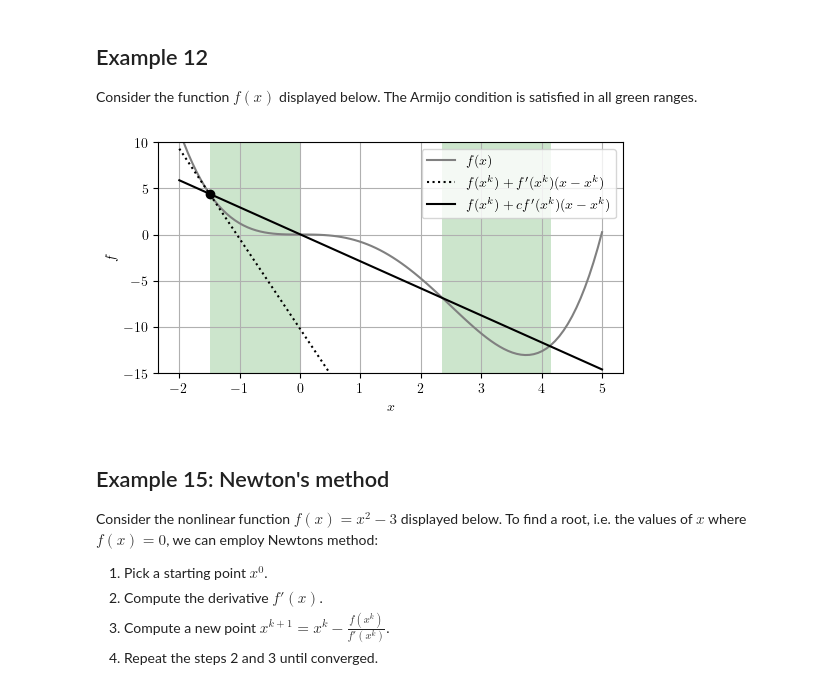
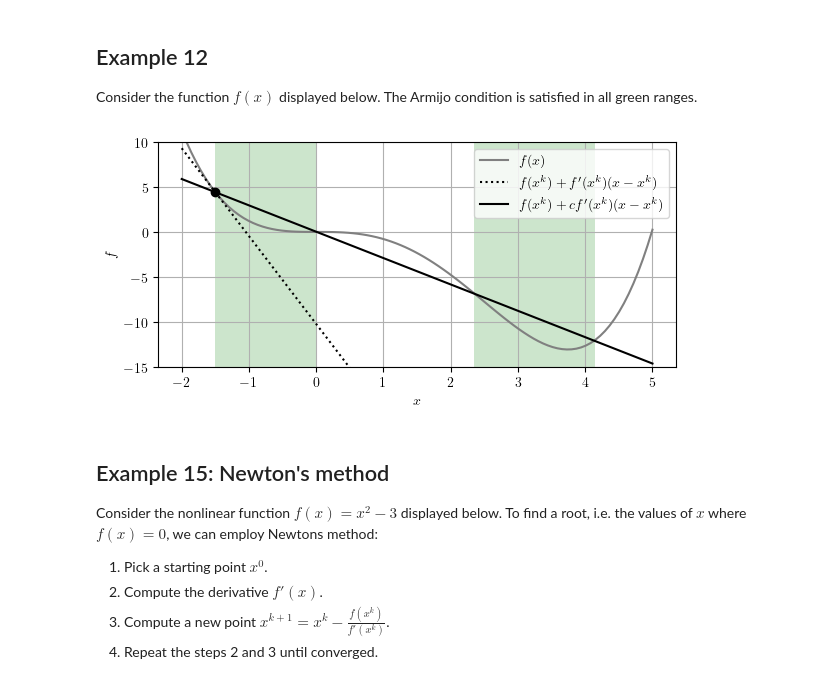
Before and after one commit to meyer-nils/structural_optimization, a Jupyter notebook: lecture_02_unconstrained_optimization.ipynb, the cells around one changed output. Drawn from its saved outputs; the diff is of its cells as text; code cells hidden in the pictures.

```diff
--- a/lecture_02_unconstrained_optimization.ipynb
+++ b/lecture_02_unconstrained_optimization.ipynb
@@ -113,34 +115,35 @@ f = lambda x: (0.1 * x) ** 2 - x**3 + 0.2 * x**4
 f_d = lambda x: 0.2 * x - 3 * x**2 + 0.8 * x**3
 # Linearization
 g = lambda x, c: f(-1.5) + c * f_d(-1.5) * (x + 1.5)
 
 # Plot lines
 fig = plt.figure(figsize=(6, 3))
 plt.plot(x, f(x), "gray", label="$f(x)$")
 plt.plot(x, g(x, 1), ":k", label="$f(x^k) + f'(x^k) (x-x^k)$")
 plt.plot(x, g(x, 0.3), "-k", label="$f(x^k) + c f'(x^k) (x-x^k)$")
 plt.plot([-1.5], [f(-1.5)], "ok")
 
 # Mark regions
 rect = patches.Rectangle(
     (-1.5, -15), 1.5, 25, linewidth=1, facecolor="green", alpha=0.2
 )
 plt.gca().add_patch(rect)
 rect = patches.Rectangle(
     (2.35, -15), 1.8, 25, linewidth=1, facecolor="green", alpha=0.2
 )
 plt.gca().add_patch(rect)
 
 # Plot settings
 plt.ylim([-15, 10])
 plt.xlabel("$x$")
 plt.ylabel("$f$")
 plt.legend()
 plt.grid()
+plt.tight_layout()
 plt.savefig("figures/armijo_condition.pdf", transparent=True)
 plt.show()
 # %% [output]
-[figure, old version]
+[figure, new version]
 # %% [markdown]
 ## Example 15: Newton's method
 
```
Also changed, not shown: parts of 3 cells of this notebook.
